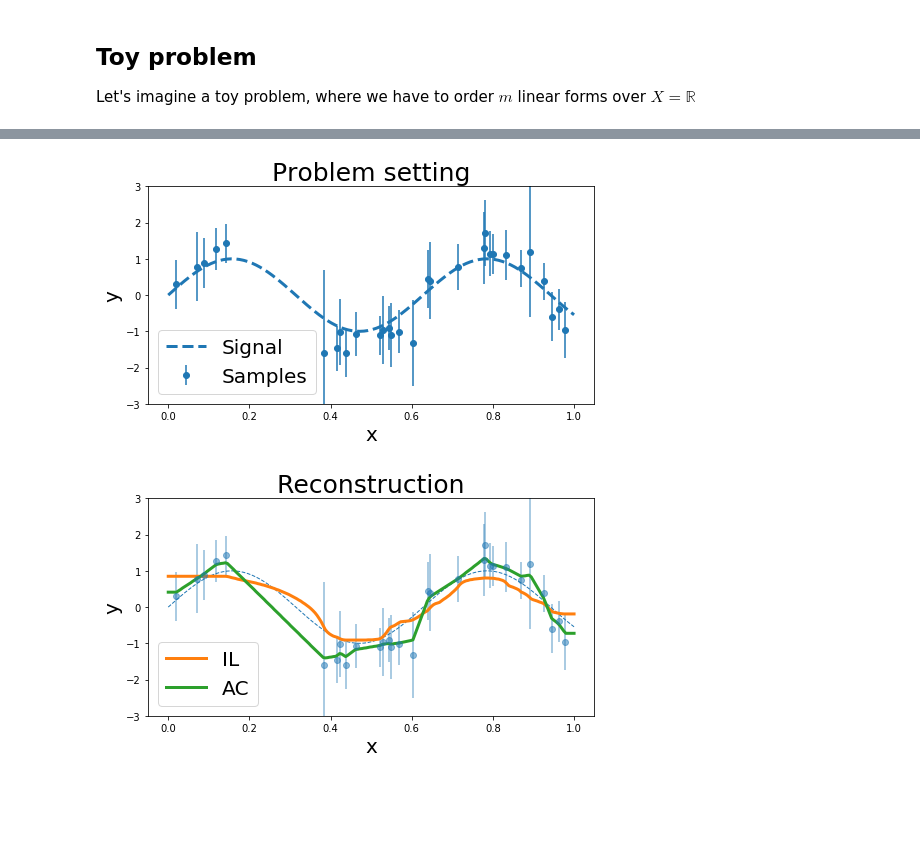
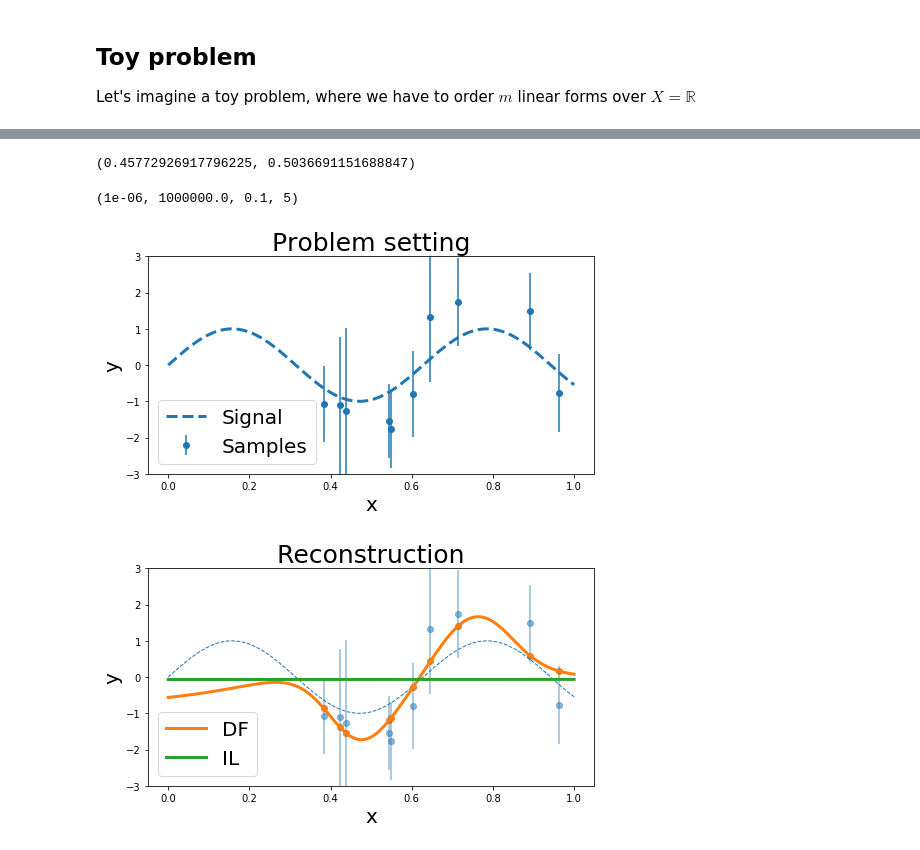
Before and after one commit to VivienCabannes/partial_labelling, a Jupyter notebook: notebooks/interval_regression.ipynb, the cells around one changed output, grey strips where cells are left out. Cells and saved outputs as stored; diff of their text form; code cells hidden in the pictures; blank space fills up the shorter version.

```diff
--- a/notebooks/interval_regression.ipynb
+++ b/notebooks/interval_regression.ipynb
@@ -14,21 +15,17 @@ np.random.seed(0)
 
 Let's imagine a toy problem, where we have to order $m$ linear forms over $X = \mathbb{R}$
 # %%
-n_train = 30
+n_train = 10
+# n_train = 20
 n_test = 200
-exp_par, offset = 3, .5
+exp_par, offset = 3, 1
 corruption = exp_par, offset
 
 datagen = Synthesizer('IR-' + str(n_train))
 x_train, y_train = datagen.get_trainset()
 x_test, y_test = datagen.get_testset(n_test)
-S_train = datagen.synthetic_corruption(y_train, corruption)
+S_train = datagen.synthetic_corruption(y_train, corruption, skewed=True)
 c_train, r_train = S_train
-# %%
-exp_par, offset = corruption
-r_train = abs(offset) - np.log(np.random.rand(n_train)) / exp_par
-mu = (2 * np.random.rand(n_train) - 1) * r_train
-c_train = y_train + np.abs(mu)[:, np.newaxis] * np.sign(y_train)
 # %%
 fig, ax = plt.subplots()
 a = ax.errorbar(x_train.squeeze(), c_train.squeeze(), yerr=r_train, fmt='o', color="C0")
@@ -61,3 +42,11 @@ kernel = KernelComputer('Laplacian', sigma=1)
+# %%
+kernel = KernelComputer('Gaussian', sigma=1)
+sigmas = [5, 1, 5e-1, 1e-1, 5e-2, 1e-2]
+lambdas = [1e9, 1e6, 1e3, 1e0, 1e-3, 1e-6, ]
+
+# kernel = KernelComputer('Laplacian', sigma=1)
+# sigmas = [1e-1, 5e-2, 1e-2, 5e-3]
+# lambdas = [1e9, 1e6, 1e3, 1e0, 1e-3, 1e-6]
 # %%
 kernel_reg = KernelRegressor(kernel)
 kernel_reg.set_support(x_train)
@@ -102,25 +119,34 @@ best_err_il, best_err_ac, best_s_il, best_s_ac, best_l_il, best_l_ac
+# %%
+best_err_df, best_err_il
+# %% [output]
+(0.45772926917796225, 0.5036691151688847)
+# %%
+best_l_df, best_l_il, best_s_df, best_s_il
+# %% [output]
+(1e-06, 1000000.0, 0.1, 5)
 # %%
 fig1, ax1 = plt.subplots(figsize=(8, 4))
 a = ax1.errorbar(x_train.squeeze(), c_train.squeeze(), yerr=r_train, fmt='o', color="C0")
 b, = ax1.plot(x_test.squeeze(), y_test.squeeze(), linestyle="--", linewidth=3, color="C0")
 ax1.legend([b, a], ["Signal", "Samples"], prop={"size": 20})
 ax1.set_title("Problem setting", size=25)
 ax1.set_xlabel("x", size=20)
 ax1.set_ylabel("y", size=20)
 ax1.set_ylim(-3, 3)
 
 fig2, ax2 = plt.subplots(figsize=(8, 4))
 a, = ax2.plot(x_test.squeeze(), y_test.squeeze(), linestyle="--", linewidth=1, color="C0")
 ax2.errorbar(x_train.squeeze(), c_train.squeeze(), yerr=r_train, fmt='o', color="C0", alpha=.5)
-b, = ax2.plot(x_test.squeeze(), best_y_il.squeeze(), linestyle="-", linewidth=3, color="C1")
-c, = ax2.plot(x_test.squeeze(), best_y_ac.squeeze(), linestyle="-", linewidth=3, color="C2")
-ax2.legend([b, c], ['IL', 'AC'], prop={'size':20})
+b, = ax2.plot(x_test.squeeze(), best_y_df.squeeze(), linestyle="-", linewidth=3, color="C1")
+ax2.scatter(x_train.squeeze(), best_dis.squeeze(), color="C1")
+c, = ax2.plot(x_test.squeeze(), best_y_il.squeeze(), linestyle="-", linewidth=3, color="C2")
+ax2.legend([b, c], ['DF', 'IL'], prop={'size':20})
 ax2.set_title("Reconstruction", size=25)
 ax2.set_xlabel("x", size=20)
 ax2.set_ylabel("y", size=20)
 ax2.set_ylim(-3, 3)
-fig1.savefig('setting.pdf')
-fig2.savefig('reconstruction.pdf')
+fig1.savefig('savings/ir/setting.pdf')
+fig2.savefig('savings/ir/reconstruction.pdf')
 # %% [output]
-[figure, old version]
+[figure, new version]
-[figure, old version]
+[figure, new version]
```
Also changed, not shown: parts of 8 cells of this notebook, 11 other files.
